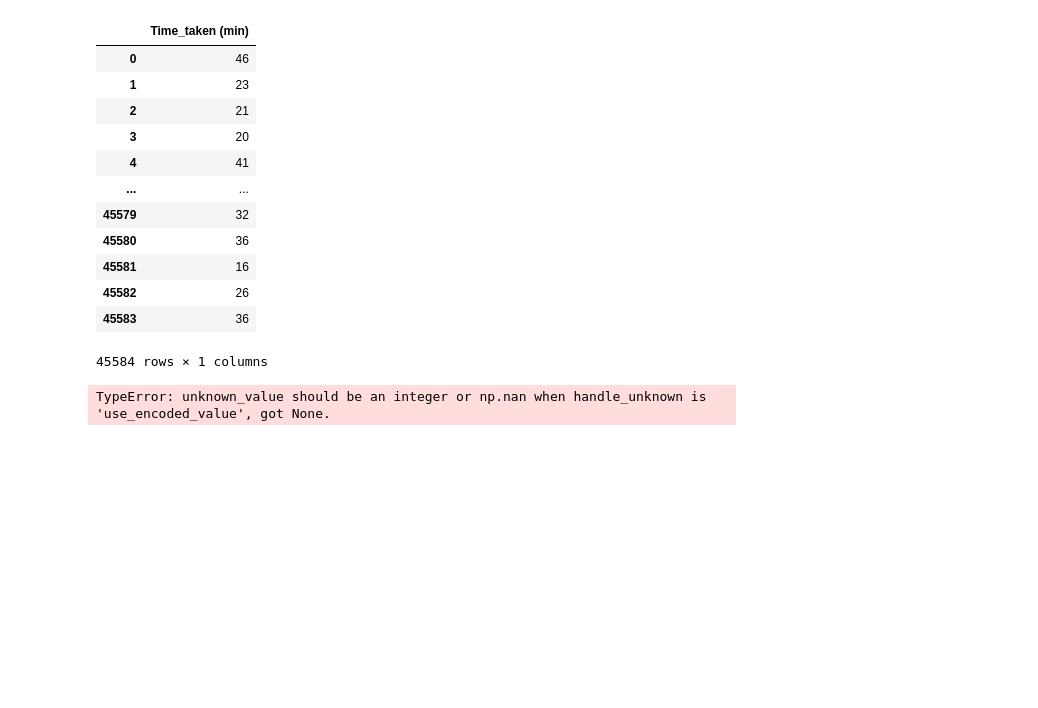
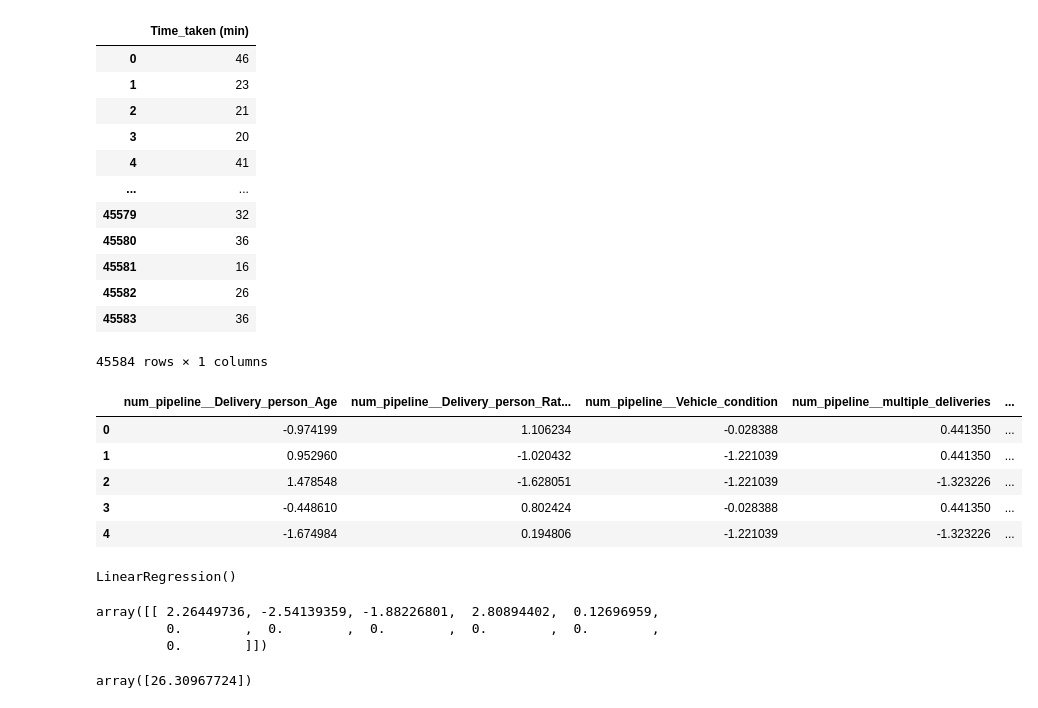
Before and after one commit to PushpaVijaySaini/fooddeliverytimeestimation, a Jupyter notebook: notebooks/Model Training.ipynb, the cells around one changed output. Drawn from its saved outputs; the diff is of its cells as text; code cells hidden in the pictures; blank space fills up the shorter version.

Commit message:
EDAmodelTraining

```diff
--- a/notebooks/Model Training.ipynb
+++ b/notebooks/Model Training.ipynb
@@ -164,7 +164,7 @@ num_pipeline=Pipeline(
 cat_pipeline=Pipeline(
     steps=[
     ('imputer',SimpleImputer(strategy='most_frequent')),
-    ('ordinalencoder',OrdinalEncoder(categories=[['Jam', 'High', 'Medium', 'Low'],['Fog', 'Stormy', 'Sandstorms', 'Windy', 'Cloudy', 'Sunny'],['No','Yes'],['Metropolitian','Urban', 'Semi-Urban'],['Snack', 'Meal', 'Drinks', 'Buffet'],['motorcycle', 'scooter', 'electric_scooter', 'bicycle']],handle_unknown="use_encoded_value")),
+    ('ordinalencoder',OrdinalEncoder(categories=[Road_categories,Weather_categories,Festival_categories,City_categories,Order_categories,Vehicle_categories],handle_unknown='use_encoded_value',unknown_value=-999)),
 
     ('scaler',StandardScaler())
     ]
@@ -180,9 +180,16 @@ preprocessor=ColumnTransformer([
 
 from sklearn.model_selection import train_test_split
 
-X_train,X_test,y_train,y_test=train_test_split(X,Y,test_size=0.30,random_state=42)
+X_train,X_test,y_train,y_test=train_test_split(X,Y,test_size=0.20,random_state=42)
 # %%
 X_train=pd.DataFrame(preprocessor.fit_transform(X_train),columns=preprocessor.get_feature_names_out())
 X_test=pd.DataFrame(preprocessor.transform(X_test),columns=preprocessor.get_feature_names_out())
-# %% [output]
-TypeError: unknown_value should be an integer or np.nan when handle_unknown is 'use_encoded_value', got None.
+# %%
+X_train.head()
+# %% [output]
+|  | num_pipeline__Delivery_person_Age | num_pipeline__Delivery_person_Rat... | num_pipeline__Vehicle_condition | num_pipeline__multiple_deliveries | ... |
+| 0 | -0.974199 | 1.106234 | -0.028388 | 0.441350 | ... |
+| 1 | 0.952960 | -1.020432 | -1.221039 | 0.441350 | ... |
+| 2 | 1.478548 | -1.628051 | -1.221039 | -1.323226 | ... |
+| 3 | -0.448610 | 0.802424 | -0.028388 | 0.441350 | ... |
+| 4 | -1.674984 | 0.194806 | -1.221039 | -1.323226 | ... |
@@ -188,0 +204,15 @@ TypeError: unknown_value should be an integer or np.nan when handle_unknown is '
+# %%
+regression=LinearRegression()
+regression.fit(X_train,y_train)
+# %% [output]
+LinearRegression()
+# %%
+regression.coef_
+# %% [output]
+array([[ 2.26449736, -2.54139359, -1.88226801,  2.80894402,  0.12696959,
+         0.        ,  0.        ,  0.        ,  0.        ,  0.        ,
+         0.        ]])
+# %%
+regression.intercept_
+# %% [output]
+array([26.30967724])
```
Also changed, not shown: parts of 4 cells of this notebook, 1 other file.
